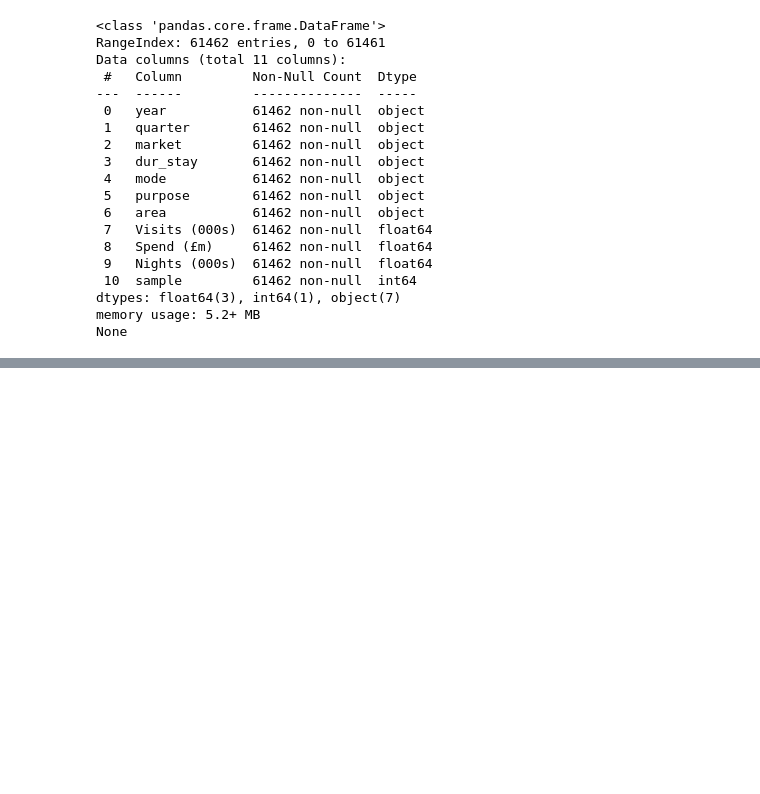
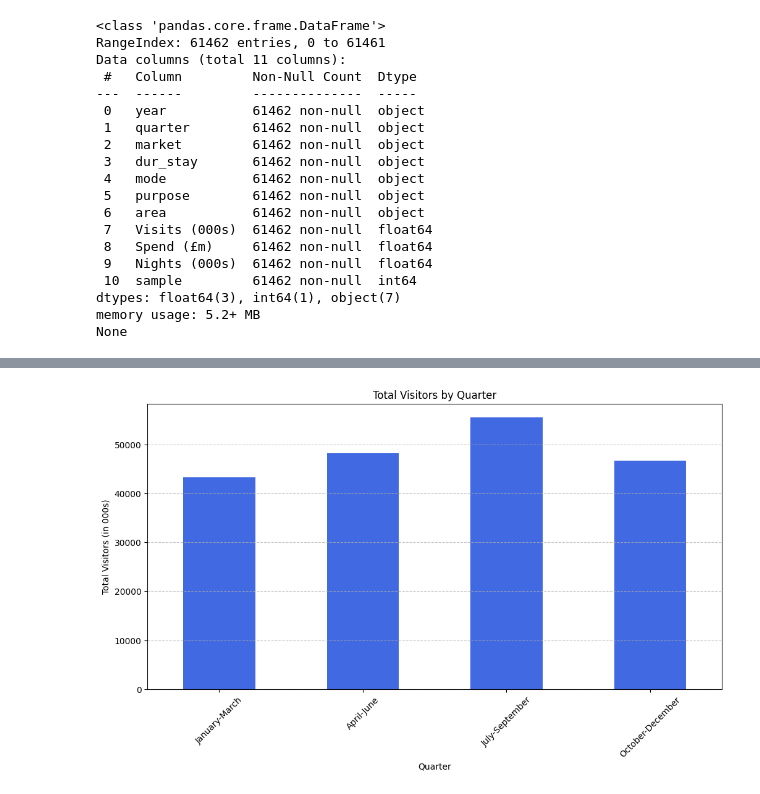
Before and after one commit to narender5162/Project-Data-science-imp, a Jupyter notebook: Project_Data_Science_impo.ipynb, the cells around one changed output, grey strips where cells are left out. Cells and saved outputs as stored; diff of their text form; code cells hidden in the pictures; blank space fills up the shorter version.

```diff
--- a/Project_Data_Science_impo.ipynb
+++ b/Project_Data_Science_impo.ipynb
@@ -214 +240,17 @@ plt.show()
+# %%
+#  Total Visitors by Quarter
+quarter_order = ["January-March", "April-June", "July-September", "October-December"]
+quarterly_visits = df.groupby("quarter", observed=False)["visits_000s"].sum().reindex(quarter_order)
+plt.figure(figsize=(12, 6))
+quarterly_visits.plot(kind="bar", color="royalblue")
+plt.title("Total Visitors by Quarter")
+plt.xlabel("Quarter")
+plt.ylabel("Total Visitors (in 000s)")
+plt.xticks(rotation=45)
+plt.grid(axis='y', linestyle='--', alpha=0.7)
+
+# Show the  visualization
+plt.show()
+# %% [output]
+[figure, added]
 # %%
```
Also changed, not shown: parts of 37 cells of this notebook.
